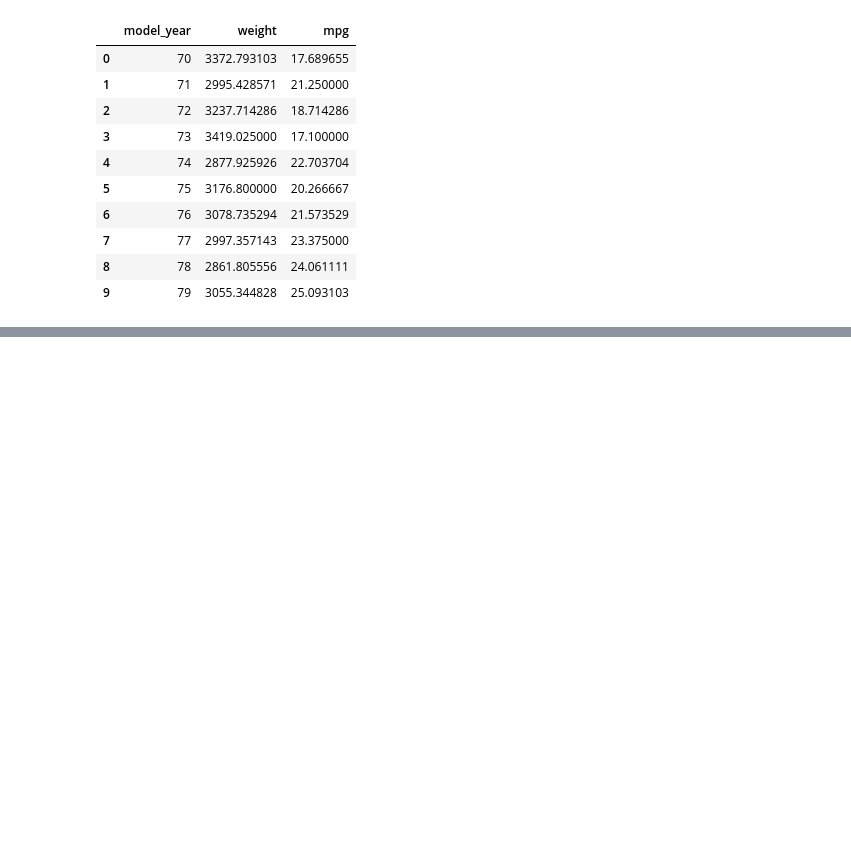
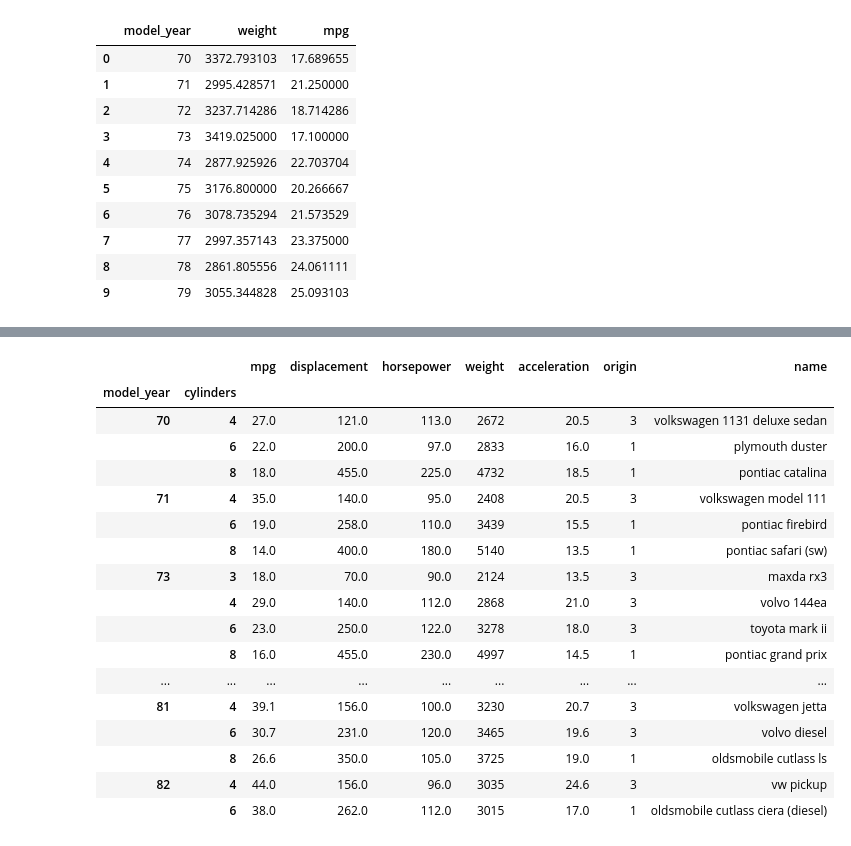
Before and after one commit to pythonai250824/02.04.2025, a Jupyter notebook: pd_lesson6.ipynb, the cells around one changed output, grey strips where cells are left out. Drawn from its saved outputs; the diff is of its cells as text; code cells hidden in the pictures; blank space fills up the shorter version.

```diff
--- a/pd_lesson6.ipynb
+++ b/pd_lesson6.ipynb
@@ -181,0 +307,33 @@ display(groups[groups['model_year'] < 80])
+# %%
+df = pd.read_csv("mpg.csv")
+
+df['horsepower'] = pd.to_numeric(df['horsepower'], errors='coerce')
+
+# XS
+result = df.groupby(['model_year', 'cylinders']).max().xs(level='cylinders', key=8)
+
+df[df['cylinders'] == 8].groupby(['model_year', 'cylinders']).max()
+df[df['cylinders'].isin([6, 8])].groupby(['model_year', 'cylinders']).max()
+df[~df['cylinders'].isin([8])].groupby(['model_year', 'cylinders']).max()
+df[~df['model_year'].isin([72])].groupby(['model_year', 'cylinders']).max()
+
+# groupby_year.xs(level='cylinders', key=8).reset_index()
+# %% [output]
+|  |  | mpg | displacement | horsepower | weight | acceleration | origin | name |
+| model_year | cylinders |  |  |  |  |  |  |  |
+| 70 | 4 | 27.0 | 121.0 | 113.0 | 2672 | 20.5 | 3 | volkswagen 1131 deluxe sedan |
+|  | 6 | 22.0 | 200.0 | 97.0 | 2833 | 16.0 | 1 | plymouth duster |
+|  | 8 | 18.0 | 455.0 | 225.0 | 4732 | 18.5 | 1 | pontiac catalina |
+| 71 | 4 | 35.0 | 140.0 | 95.0 | 2408 | 20.5 | 3 | volkswagen model 111 |
+|  | 6 | 19.0 | 258.0 | 110.0 | 3439 | 15.5 | 1 | pontiac firebird |
+|  | 8 | 14.0 | 400.0 | 180.0 | 5140 | 13.5 | 1 | pontiac safari (sw) |
+| 73 | 3 | 18.0 | 70.0 | 90.0 | 2124 | 13.5 | 3 | maxda rx3 |
+|  | 4 | 29.0 | 140.0 | 112.0 | 2868 | 21.0 | 3 | volvo 144ea |
+|  | 6 | 23.0 | 250.0 | 122.0 | 3278 | 18.0 | 3 | toyota mark ii |
+|  | 8 | 16.0 | 455.0 | 230.0 | 4997 | 14.5 | 1 | pontiac grand prix |
+| ... | ... | ... | ... | ... | ... | ... | ... | ... |
+| 81 | 4 | 39.1 | 156.0 | 100.0 | 3230 | 20.7 | 3 | volkswagen jetta |
+|  | 6 | 30.7 | 231.0 | 120.0 | 3465 | 19.6 | 3 | volvo diesel |
+|  | 8 | 26.6 | 350.0 | 105.0 | 3725 | 19.0 | 1 | oldsmobile cutlass ls |
+| 82 | 4 | 44.0 | 156.0 | 96.0 | 3035 | 24.6 | 3 | vw pickup |
+|  | 6 | 38.0 | 262.0 | 112.0 | 3015 | 17.0 | 1 | oldsmobile cutlass ciera (diesel) |
```
Also changed, not shown: parts of 16 cells of this notebook.
